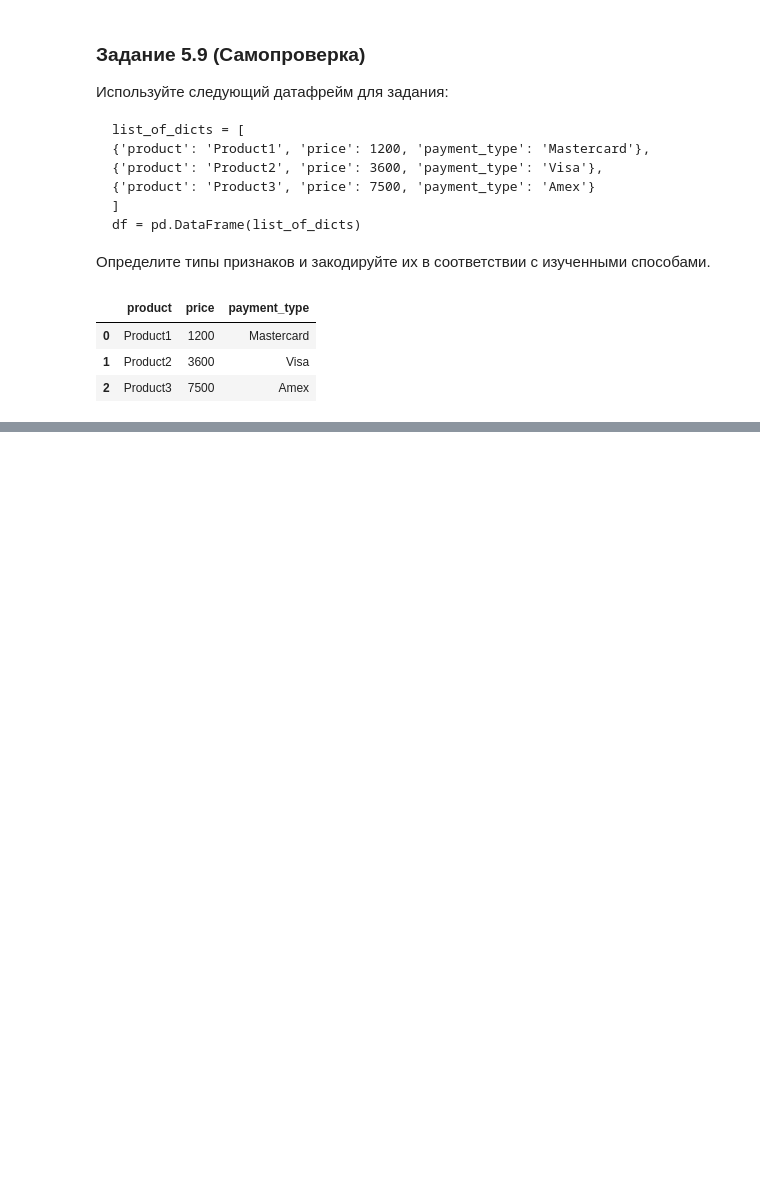
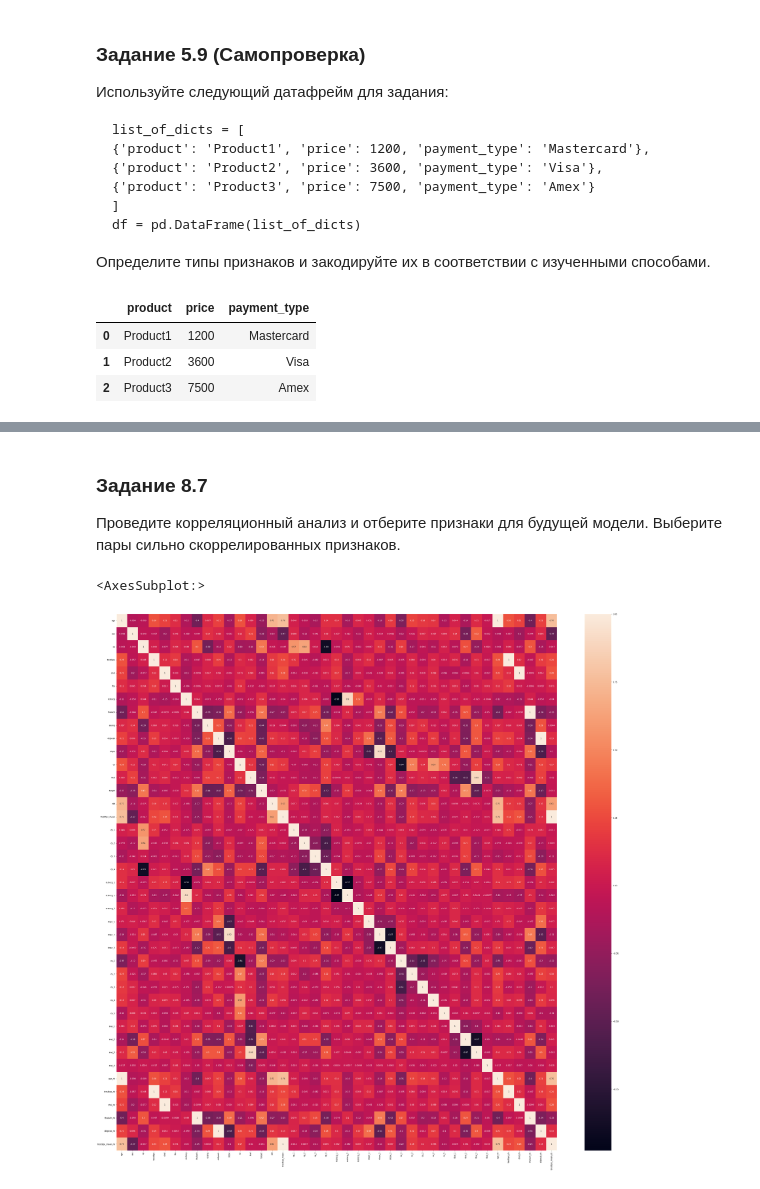
Before and after one commit to Alexx-Yu/python_classes, a Jupyter notebook: Module 25 - EDA-3/Practice.ipynb, the cells around one changed output, grey strips where cells are left out. Saved outputs shown, nothing was run; the diff lists cells and outputs as text; code cells hidden in the pictures; blank space fills up the shorter version.

```diff
--- a/Module 25 - EDA-3/Practice.ipynb
+++ b/Module 25 - EDA-3/Practice.ipynb
@@ -148,0 +167,3 @@ df
+# %%
+heart['old'] = heart['age'].apply(lambda x: 1 if x > 60 else 0)
+heart['old'].sum()
@@ -148,0 +177,20 @@ df
+# %%
+def set_avg_trestbps(x):
+    if x['sex'] == 1:
+        if x['age'] <= 20: return 123
+        if x['age'] <= 30: return 126
+        if x['age'] <= 40: return 129
+        if x['age'] <= 50: return 135
+        if x['age'] <= 60: return 142
+        else: return 142
+
+    else:
+        if x['age'] <= 20: return 116
+        if x['age'] <= 30: return 120
+        if x['age'] <= 40: return 127
+        if x['age'] <= 50: return 137
+        if x['age'] <= 60: return 144
+        else: return 159
+
+heart['trestbps_mean'] = heart.apply(set_avg_trestbps, axis=1)
+heart.head()
@@ -148,0 +226,6 @@ df
+# %%
+import category_encoders as ce # импорт для работы с кодировщиком
+
+encoder = ce.OneHotEncoder(cols=['cp','restecg', 'slope', 'ca', 'thal'])
+cols = encoder.fit_transform(heart[['cp','restecg', 'slope', 'ca', 'thal']])
+heart = pd.concat([heart, cols], axis=1)
@@ -148,0 +247,7 @@ df
+# %%
+# для нормализации, стандартизации
+from sklearn import preprocessing
+
+scaler = preprocessing.RobustScaler()
+heart[['age_rb', 'trestbps_rb', 'chol_rb', 'thalach_rb', 'oldpeak_rb', 'trestbps_mean_rb']] = scaler.fit_transform(heart[['age', 'trestbps', 'chol', 'thalach', 'oldpeak', 'trestbps_mean']])
+heart[['age_rb', 'trestbps_rb', 'chol_rb', 'thalach_rb', 'oldpeak_rb', 'trestbps_mean_rb']] = pd.DataFrame(heart[['age_rb', 'trestbps_rb', 'chol_rb', 'thalach_rb', 'oldpeak_rb', 'trestbps_mean_rb']], columns=['age_rb', 'trestbps_rb', 'chol_rb', 'thalach_rb', 'oldpeak_rb', 'trestbps_mean_rb'])
@@ -148,0 +267,13 @@ df
+# %% [markdown]
+###  Задание 8.7
+Проведите корреляционный анализ и отберите признаки для будущей модели. Выберите пары сильно скоррелированных признаков.
+# %%
+import matplotlib
+import matplotlib.pyplot as plt
+import seaborn as sns
+
+fig, axes = plt.subplots(figsize=(50, 50))
+sns.heatmap(heart.corr(), annot=True) # включаем отображение коэффициентов
+# %% [output]
+<AxesSubplot:>
+[figure, added]
```
Also changed, not shown: parts of 11 cells of this notebook, 4 other files.
